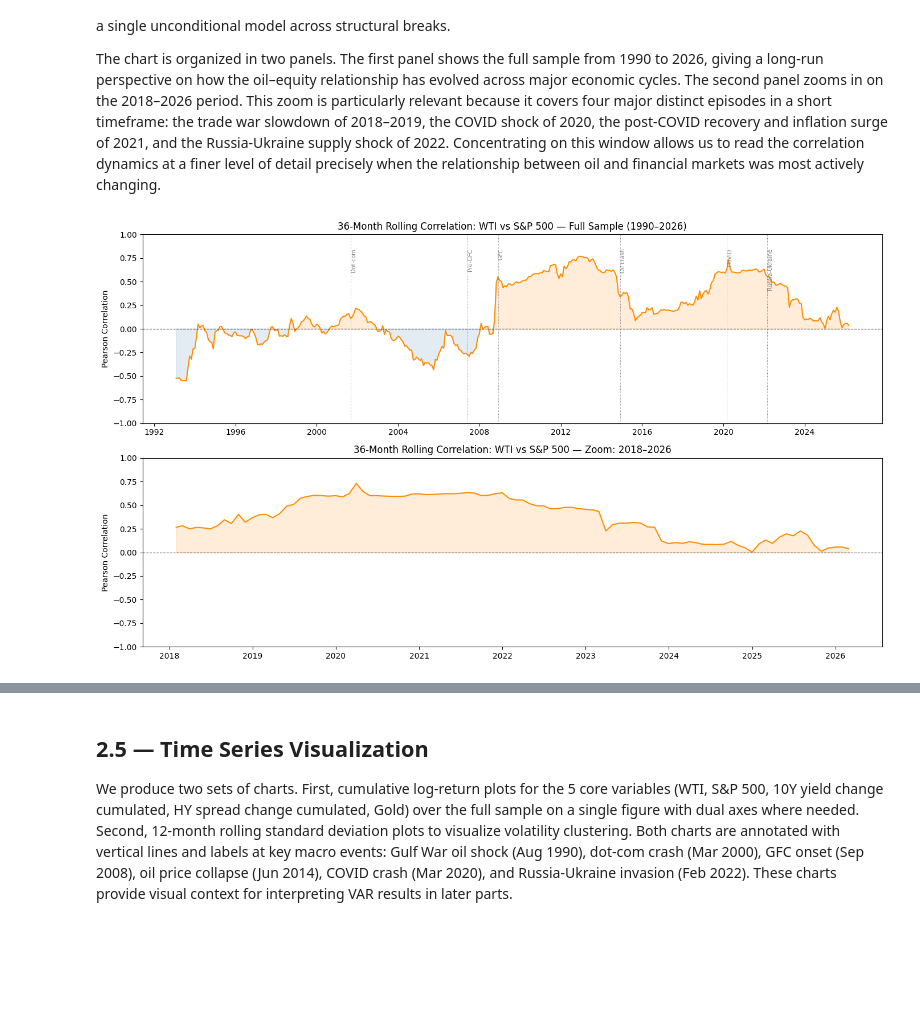
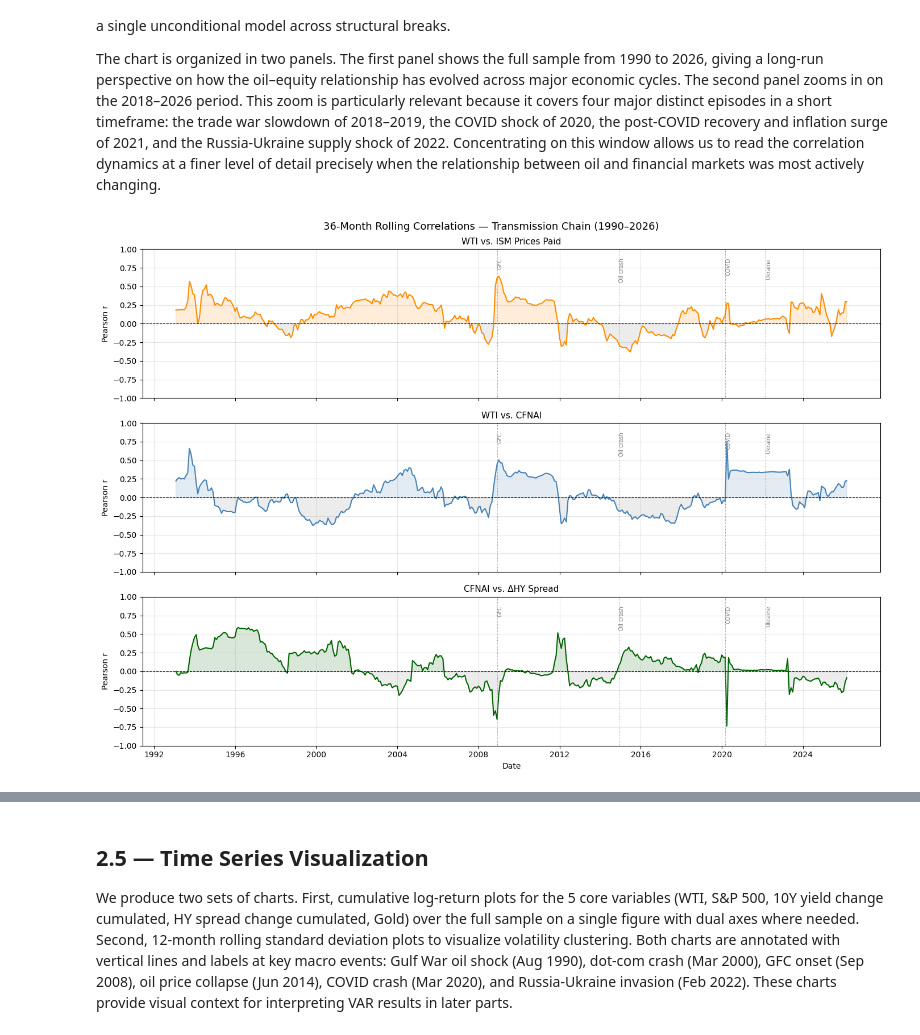
Before and after one commit to Altankaragulle/EMIF_Project_Oil, a Jupyter notebook: EMIF_Oil_Shock_Project.ipynb, the cells around one changed output, grey strips where cells are left out. Saved outputs shown, nothing was run; the diff lists cells and outputs as text; code cells hidden in the pictures; blank space fills up the shorter version.

```diff
--- a/EMIF_Oil_Shock_Project.ipynb
+++ b/EMIF_Oil_Shock_Project.ipynb
@@ -486,54 +500,55 @@ We compute the 36-month rolling Pearson correlation between WTI log-returns and
 
 The chart is organized in two panels. The first panel shows the full sample from 1990 to 2026, giving a long-run perspective on how the oil–equity relationship has evolved across major economic cycles. The second panel zooms in on the 2018–2026 period. This zoom is particularly relevant because it covers four major distinct episodes in a short timeframe: the trade war slowdown of 2018–2019, the COVID shock of 2020, the post-COVID recovery and inflation surge of 2021, and the Russia-Ukraine supply shock of 2022. Concentrating on this window allows us to read the correlation dynamics at a finer level of detail precisely when the relationship between oil and financial markets was most actively changing.
 # %%
-# 36-month rolling correlation between WTI and S&P 500 (monthly log-returns from var_df)
-roll_corr = var_df["WTI"].rolling(36).corr(var_df["SPX"])
+# 36-month rolling correlations along the transmission chain
+roll_wti_ismp  = var_df["WTI"].rolling(36).corr(var_df["ISM_PP"])
+roll_wti_cfnai = var_df["WTI"].rolling(36).corr(var_df["CFNAI"])
+roll_cfnai_dhy = var_df["CFNAI"].rolling(36).corr(var_df["DHY"])
 
-# Key macro events
+pairs = [
+    (roll_wti_ismp,  "WTI vs. ISM Prices Paid",       "darkorange"),
+    (roll_wti_cfnai, "WTI vs. CFNAI",                  "steelblue"),
+    (roll_cfnai_dhy, "CFNAI vs. ΔHY Spread",           "darkgreen"),
+]
+
 events = {
-    "Dot-com (2001-09)": "2001-09",
-    "Pre-GFC (2007-06)":  "2007-06",
-    "GFC (2008-12)":      "2008-12",
-    "Oil crash (2014-12)":"2014-12",
-    "COVID (2020-03)":    "2020-03",
-    "Russia-Ukraine (2022-03)": "2022-03",
+    "GFC (2008-12)":        "2008-12",
+    "Oil crash (2014-12)":  "2014-12",
+    "COVID (2020-03)":      "2020-03",
+    "Ukraine (2022-03)":    "2022-03",
 }
 
-fig, (ax1, ax2) = plt.subplots(2, 1, figsize=(14, 8), sharex=False)
+fig, axes = plt.subplots(3, 1, figsize=(14, 10), sharex=True)
+fig.suptitle("36-Month Rolling Correlations — Transmission Chain (1990–2026)", fontsize=13)
 
-for ax, data, title in zip(
-    [ax1, ax2],
-    [roll_corr, roll_corr.loc["2018":]],
-    ["Full Sample (1990–2026)", "Zoom: 2018–2026"]
-):
-    ax.plot(data, color="darkorange", lw=1.5)
+for ax, (data, title, color) in zip(axes, pairs):
+    ax.plot(data, color=color, lw=1.5)
     ax.axhline(0, color="black", lw=0.8, ls="--")
-    ax.fill_between(data.index, data, 0, where=(data > 0), alpha=0.15, color="darkorange")
-    ax.fill_between(data.index, data, 0, where=(data < 0), alpha=0.15, color="steelblue")
-    ax.set_title(f"36-Month Rolling Correlation: WTI vs S&P 500 — {title}")
-    ax.set_ylabel("Pearson Correlation")
+    ax.fill_between(data.index, data, 0, where=(data > 0), alpha=0.15, color=color)
+    ax.fill_between(data.index, data, 0, where=(data < 0), alpha=0.15, color="grey")
+    ax.set_title(title, fontsize=11)
+    ax.set_ylabel("Pearson r")
     ax.set_ylim(-1, 1)
+    ax.grid(True, alpha=0.3)
+    for label, date in events.items():
+        ts = pd.Timestamp(date)
+        ax.axvline(ts, color="grey", lw=0.7, ls=":")
+        ax.text(ts, 0.88, label.split(" (")[0], rotation=90, fontsize=7, color="grey", va="top")
 
-    # Annotate key dates on full sample panel only
-    if title.startswith("Full"):
-        for label, date in events.items():
-            ts = pd.Timestamp(date)
-            if ts in data.index or data.index.asof(ts) is not None:
-                val = data.asof(ts)
-                ax.axvline(ts, color="grey", lw=0.7, ls=":")
-                ax.text(ts, 0.85, label.split("(")[0].strip(),
-                        rotation=90, fontsize=7, color="grey", va="top")
-
+axes[-1].set_xlabel("Date")
 plt.tight_layout()
 plt.show()
 
-# Summary table of correlation at key dates
-table = {}
+# Summary table at key dates
+print("Rolling correlation at key dates:")
+summary = {}
 for label, date in events.items():
     ts = pd.Timestamp(date)
-    val = roll_corr.asof(ts)
-    table[label] = round(val, 3) if val is not None else None
-
-print(pd.Series(table, name="36M Rolling Corr").to_frame())
+    summary[label] = {
+        "WTI–ISM_PP":   round(roll_wti_ismp.asof(ts), 3),
+        "WTI–CFNAI":    round(roll_wti_cfnai.asof(ts), 3),
+        "CFNAI–DHY":    round(roll_cfnai_dhy.asof(ts), 3),
+    }
+print(pd.DataFrame(summary).T)
 # %% [output]
-[figure, old version]
+[figure, new version]
```
Also changed, not shown: parts of 33 cells of this notebook.
